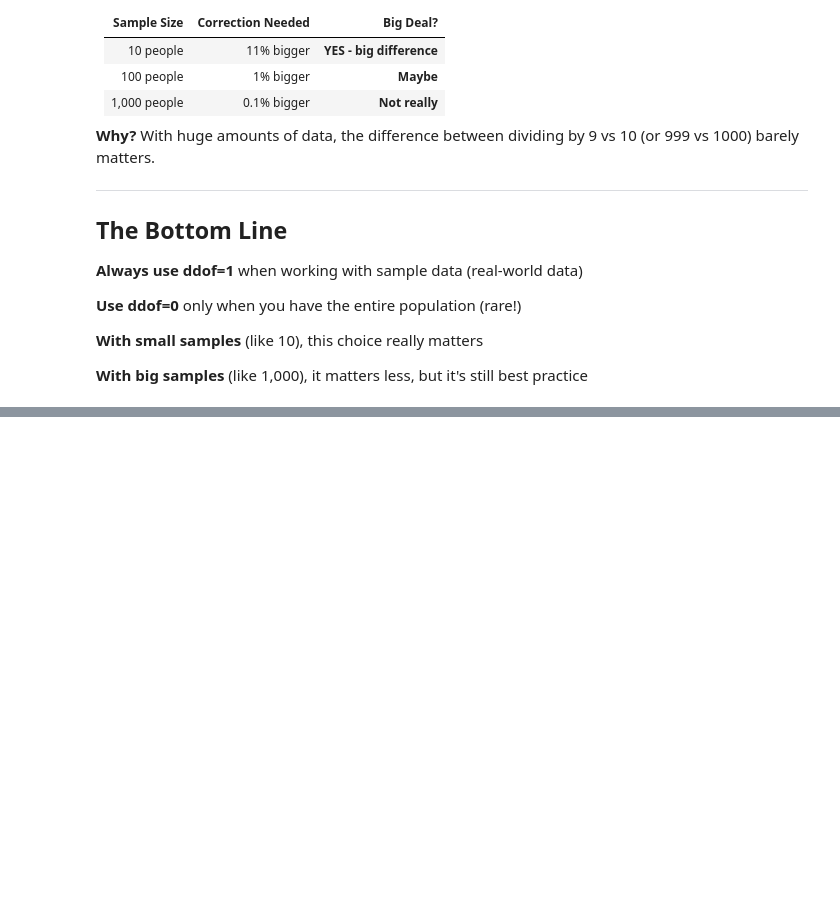
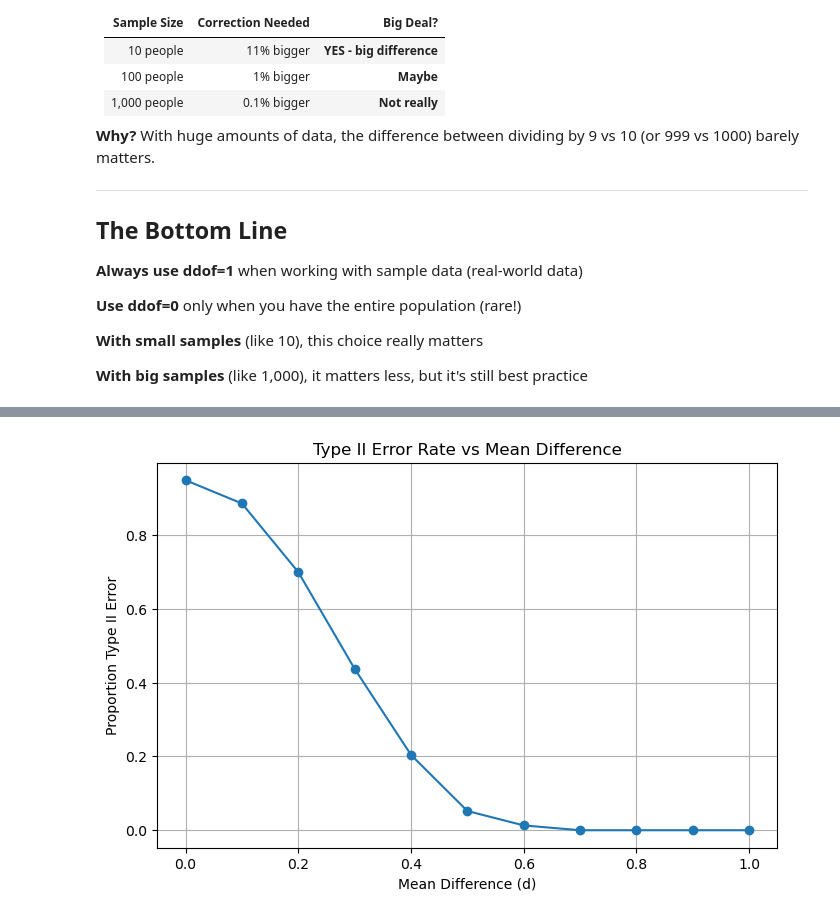
Before and after one commit to gabrimaique/APPLIED-STATISTICS, a Jupyter notebook: problems.ipynb, the cells around one changed output, grey strips where cells are left out. Cells and saved outputs as stored; diff of their text form; code cells hidden in the pictures; blank space fills up the shorter version.

```diff
--- a/problems.ipynb
+++ b/problems.ipynb
@@ -229,0 +265,36 @@ The bigger your sample size, the less this correction matters:
+# %%
+for d in mean_diffs:
+    type2_count = 0
+    for _ in range(num_simulations):
+        sample1 = np.random.normal(0, 1, sample_size)  # Group 1 with mean 0
+        sample2 = np.random.normal(d, 1, sample_size)  # Group 2 with mean d
+        stat, pval = ttest_ind(sample1, sample2)      # Perform t-test
+        if pval >= alpha:
+            type2_count += 1                          # Count Type II error (miss)
+    type2_errors.append(type2_count / num_simulations)
+
+#For each difference d, do 1000 tests.
+
+#Create two groups: one around mean 0, the other around mean d.
+
+#Perform a t-test to check if the means are different.
+
+#If the test does not find a difference when there actually is one (p-value ≥ 0.05), it counts as a Type II error.
+
+#Calculate the proportion of times the test missed the difference and save it.
+# %%
+plt.figure(figsize=(8,5))
+plt.plot(mean_diffs, type2_errors, marker='o')
+plt.title('Type II Error Rate vs Mean Difference')
+plt.xlabel('Mean Difference (d)')
+plt.ylabel('Proportion Type II Error')
+plt.grid(True)
+plt.show()
+
+#This code draws a line graph showing how often the test fails (Type II error) for each difference in means.
+
+#X-axis is the difference between group means.
+
+#Y-axis is the proportion of missed detections (Type II error rate).
+# %% [output]
+[figure, added]
```
Also changed, not shown: parts of 5 cells of this notebook.
